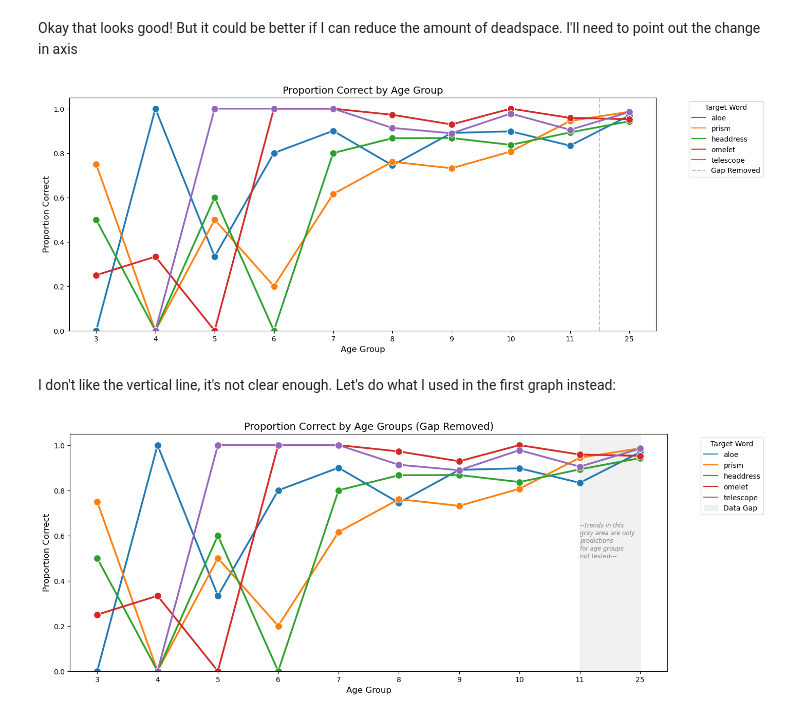
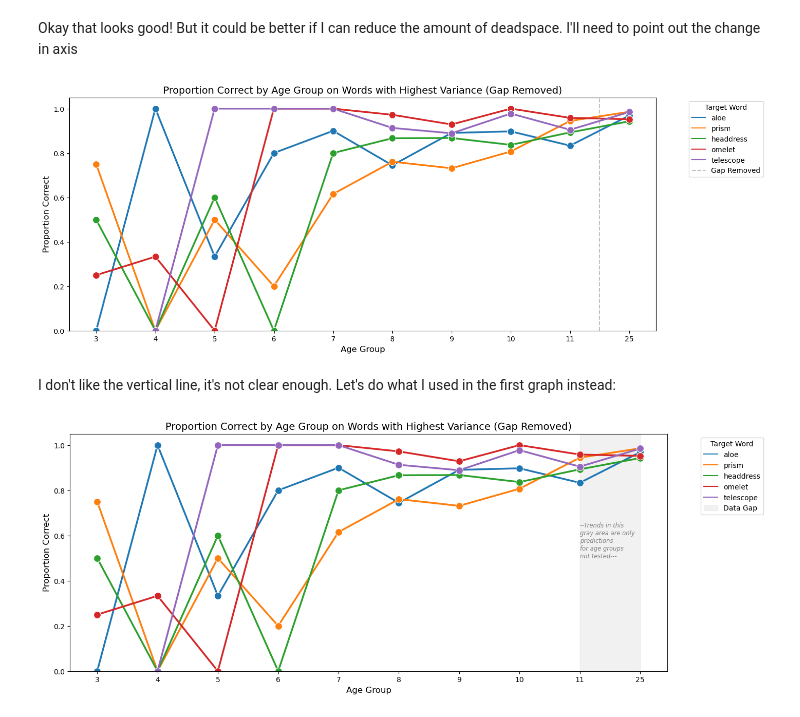
Before and after one commit to kfagrell/vll_interview_tasks, a Jupyter notebook: q1_analysis.ipynb, the cells around one changed output. Cells and saved outputs as stored; diff of their text form; code cells hidden in the pictures.

```diff
--- a/q1_analysis.ipynb
+++ b/q1_analysis.ipynb
@@ -248,23 +248,23 @@ subset_df = subset_df.sort_values('age_group', key=lambda x: x.astype(int))
 # %%
 plt.figure(figsize=(15, 6))
 
 
 v_line_var_words_plot = sns.lineplot(data=subset_df, x='age_group', y='pc', hue='targetWord',
                   marker='o', markersize=10, linewidth=2.5)
 
 
 plt.axvline(x=8.5, color='gray', linestyle='--', alpha=0.5, label='Gap Removed')
     # citation: https://stackoverflow.com/questions/52334938/how-to-add-vertical-lines-to-a-distribution-plot
     # citation: https://matplotlib.org/stable/api/_as_gen/matplotlib.pyplot.axvline.html
 
-plt.title("Proportion Correct by Age Group", fontsize=14)
+plt.title("Proportion Correct by Age Group on Words with Highest Variance (Gap Removed)", fontsize=14)
 plt.ylabel("Proportion Correct", fontsize=12)
 plt.xlabel("Age Group", fontsize=12)
 plt.ylim(0, 1.05)
 plt.legend(title="Target Word", loc='best', bbox_to_anchor=(1.05, 1))
 plt.show()
 # %% [output]
-[figure, old version]
+[figure, new version]
 # %% [markdown]
 I don't like the vertical line, it's not clear enough. Let's do what I used in the first graph instead:
 # %%
@@ -282,7 +282,7 @@ plt.axvspan(8, 9, color='lightgray', alpha=0.3, label='Data Gap')
 plt.text(8, 0.5, "--Trends in this \ngray area are only \npredictions \nfor age groups \nnot tested---", style = 'italic', color = '0.5', size = 'small')
     # citation: https://matplotlib.org/stable/users/explain/colors/colors.html#colors-def
 
-plt.title("Proportion Correct by Age Groups (Gap Removed)", fontsize=14)
+plt.title("Proportion Correct by Age Group on Words with Highest Variance (Gap Removed)", fontsize=14)
 plt.ylabel("Proportion Correct", fontsize=12)
 plt.xlabel("Age Group", fontsize=12)
 plt.ylim(0, 1.05)
@@ -290,4 +290,4 @@ plt.legend(title="Target Word", loc='best', bbox_to_anchor=(1.05, 1))
 
 plt.savefig('q1_graphs\g_area_var_words_plot.png',  bbox_inches='tight')
 # %% [output]
-[figure, old version]
+[figure, new version]
```
Also changed, not shown: 2 other files.
